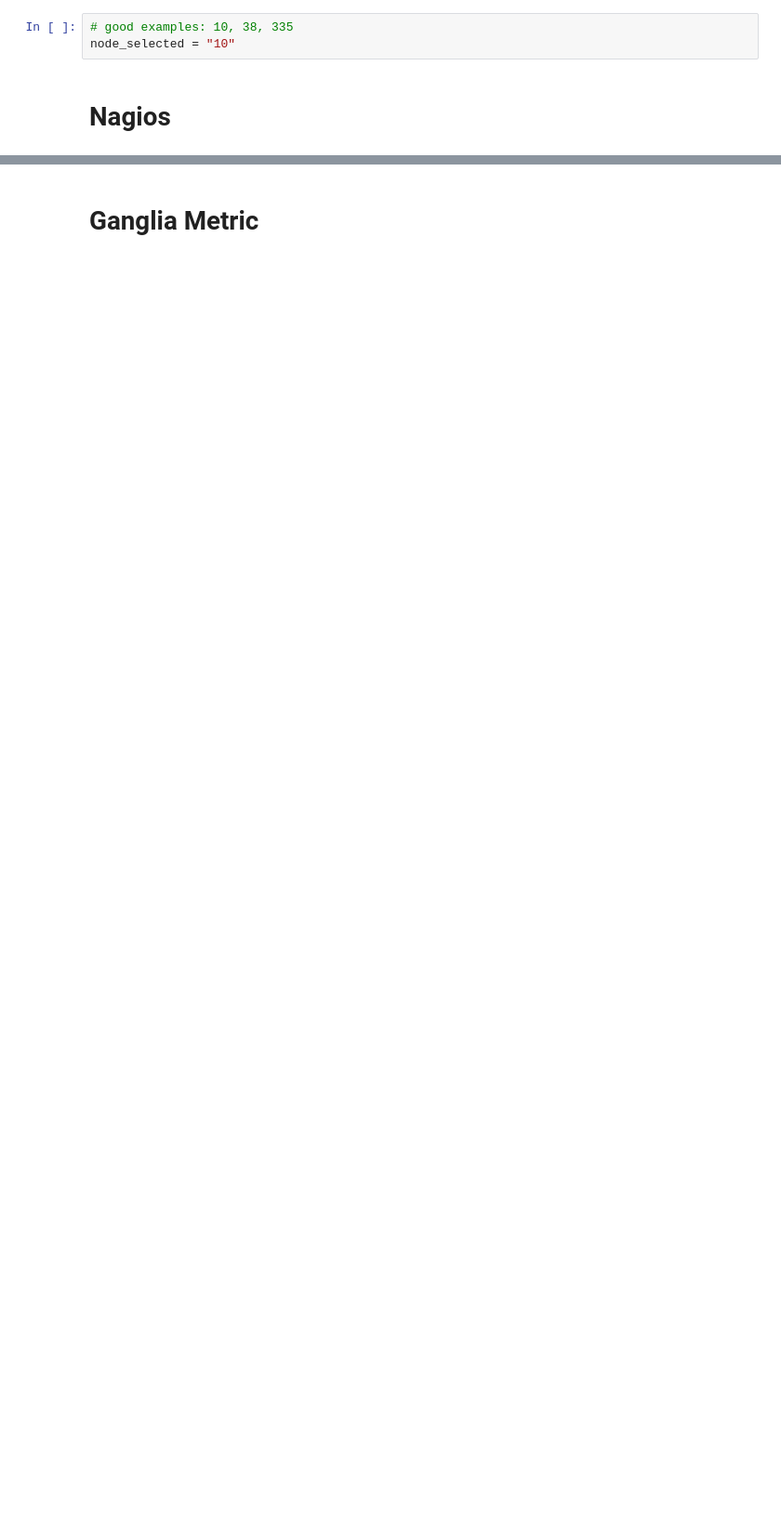
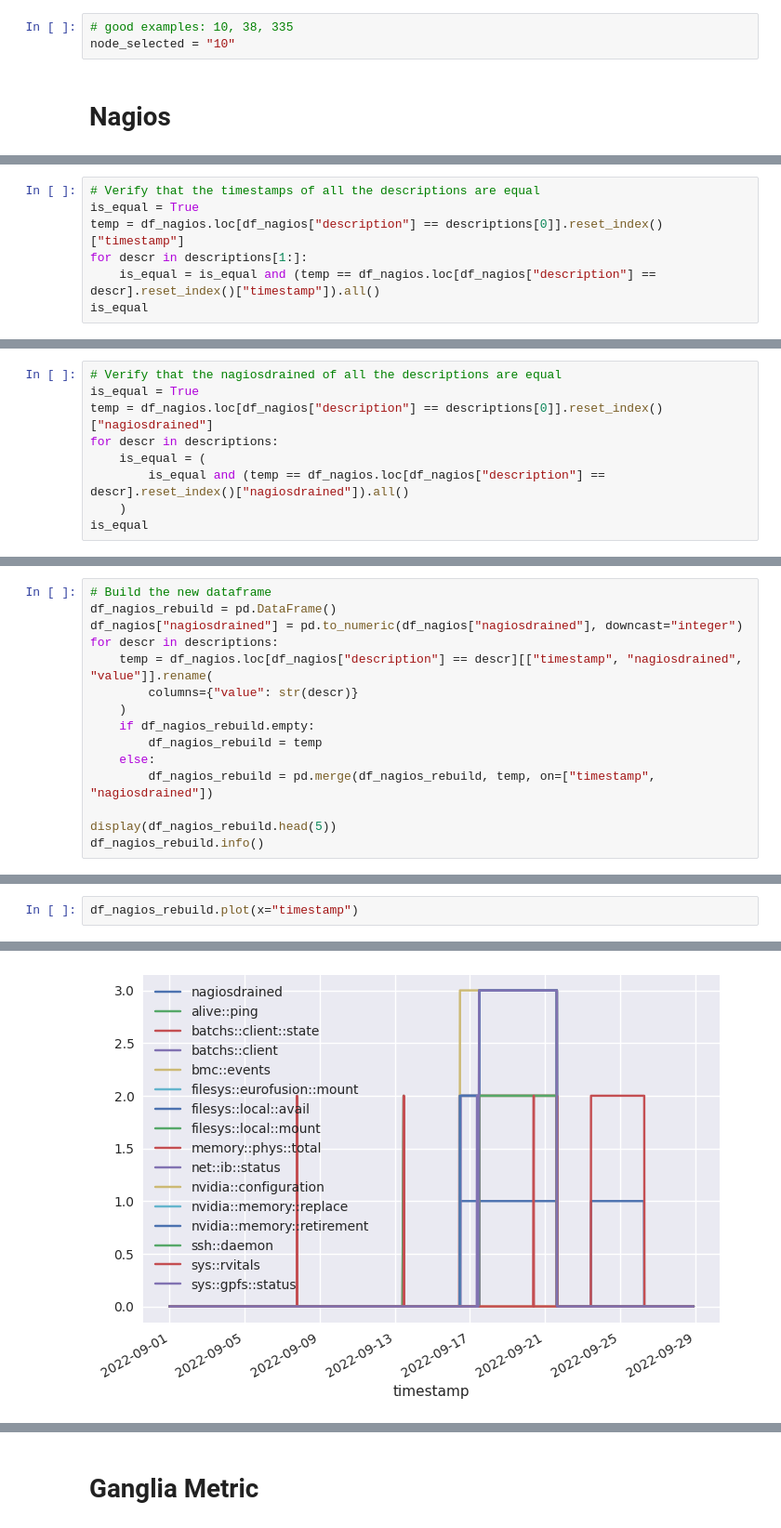
Before and after one commit to RiccardoEvangelisti/Anomaly-Detection, a Jupyter notebook: Data_Visualization.ipynb, the cells around one changed output, grey strips where cells are left out. Shown: that part at 93% size. Drawn from its saved outputs; the diff is of its cells as text; blank space fills up the shorter version.

```diff
--- a/Data_Visualization.ipynb
+++ b/Data_Visualization.ipynb
@@ -221,0 +214,7 @@ if GRAPHS:
+# %%
+# Verify that the timestamps of all the descriptions are equal
+is_equal = True
+temp = df_nagios.loc[df_nagios["description"] == descriptions[0]].reset_index()["timestamp"]
+for descr in descriptions[1:]:
+    is_equal = is_equal and (temp == df_nagios.loc[df_nagios["description"] == descr].reset_index()["timestamp"]).all()
+is_equal
@@ -221,0 +223,9 @@ if GRAPHS:
+# %%
+# Verify that the nagiosdrained of all the descriptions are equal
+is_equal = True
+temp = df_nagios.loc[df_nagios["description"] == descriptions[0]].reset_index()["nagiosdrained"]
+for descr in descriptions:
+    is_equal = (
+        is_equal and (temp == df_nagios.loc[df_nagios["description"] == descr].reset_index()["nagiosdrained"]).all()
+    )
+is_equal
@@ -221,0 +234,15 @@ if GRAPHS:
+# %%
+# Build the new dataframe
+df_nagios_rebuild = pd.DataFrame()
+df_nagios["nagiosdrained"] = pd.to_numeric(df_nagios["nagiosdrained"], downcast="integer")
+for descr in descriptions:
+    temp = df_nagios.loc[df_nagios["description"] == descr][["timestamp", "nagiosdrained", "value"]].rename(
+        columns={"value": str(descr)}
+    )
+    if df_nagios_rebuild.empty:
+        df_nagios_rebuild = temp
+    else:
+        df_nagios_rebuild = pd.merge(df_nagios_rebuild, temp, on=["timestamp", "nagiosdrained"])
+
+display(df_nagios_rebuild.head(5))
+df_nagios_rebuild.info()
@@ -221,0 +273,3 @@ if GRAPHS:
+# %%
+df_nagios_rebuild.plot(x="timestamp")
+# %% [output]
@@ -221,0 +277 @@ if GRAPHS:
+[figure, added]
```
Also changed, not shown: parts of 36 cells of this notebook, 4 other files.
